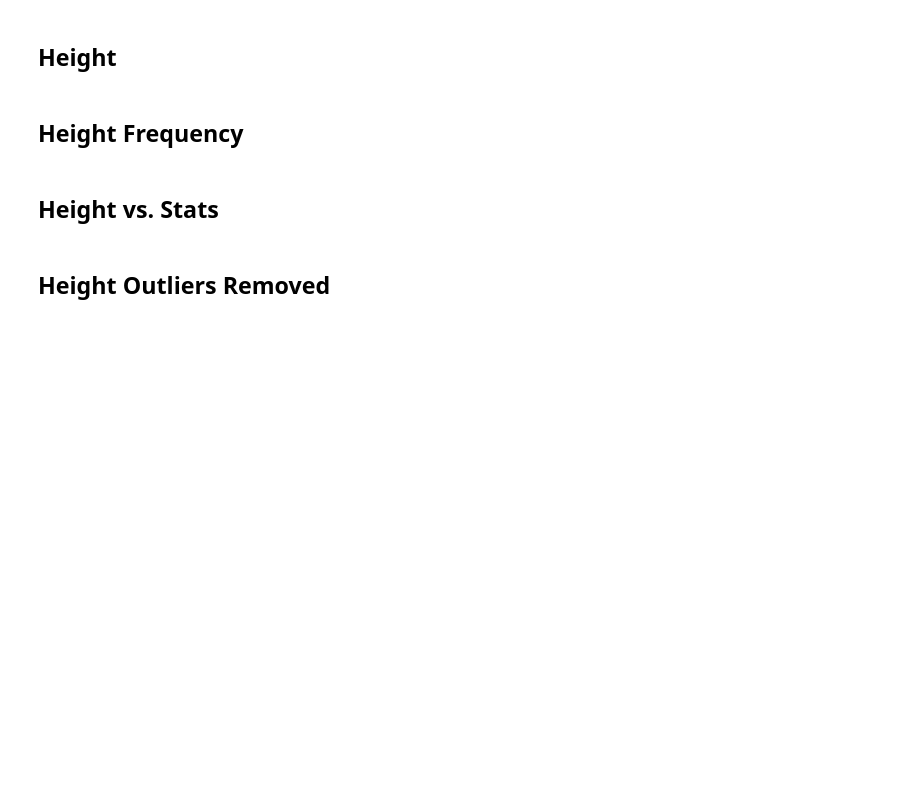
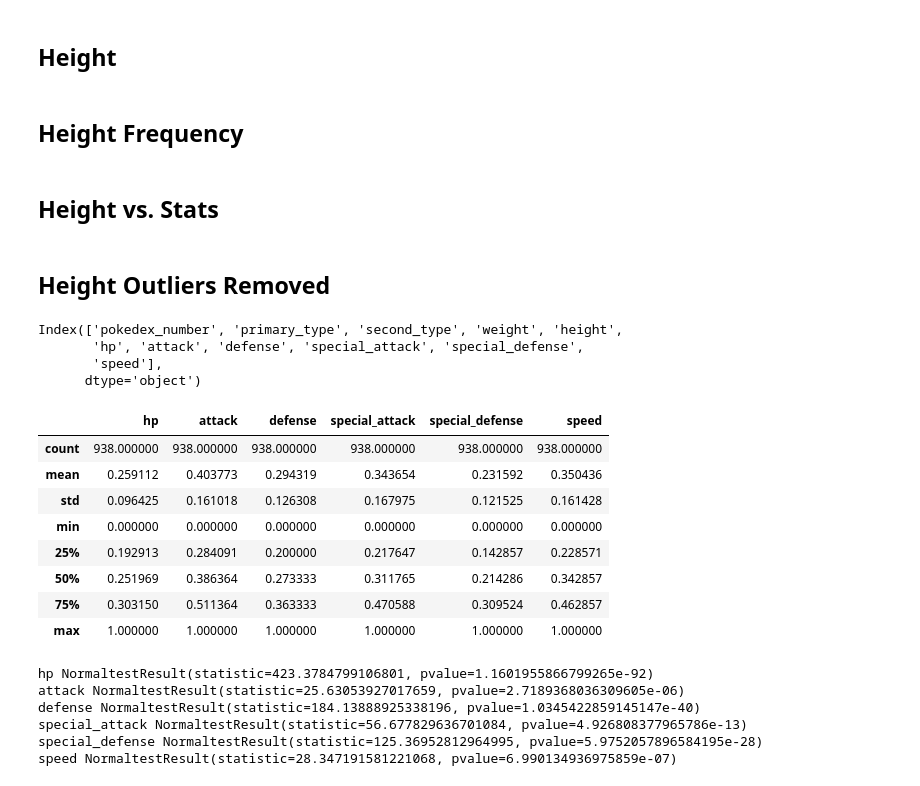
Before and after one commit to maxkrueger96/web-design-challenge, a Jupyter notebook: resources/analysis.ipynb, the cells around one changed output. Cells and saved outputs as stored; diff of their text form; code cells hidden in the pictures; blank space fills up the shorter version.

Commit message:
basically done, index polished

```diff
--- a/resources/analysis.ipynb
+++ b/resources/analysis.ipynb
@@ -432,3 +442,55 @@ for i in range(2):
 plt.tight_layout()
 plt.savefig('./assets/plots/generation-plots/statsbygen.png')
 plt.close('all')
+# %%
+pokestats.keys()
+# %% [output]
+Index(['pokedex_number', 'primary_type', 'second_type', 'weight', 'height',
+       'hp', 'attack', 'defense', 'special_attack', 'special_defense',
+       'speed'],
+      dtype='object')
+# %%
+stat = np.ndarray.flatten(statarray)
+
+def norm(s):
+    ma = s.max()
+    mi = s.min()
+    snew = []
+    for x in s:
+        normx = (float(x) - mi)/(ma-mi)
+        snew.append(normx)
+    return snew
+
+def normed():
+    norm_dict = dict.fromkeys(pokemon.keys())
+    for x in pokemon.keys():
+        if x in stat:
+            norm_dict[x] = norm(pokemon[x].loc[pokemon.baby_pokemon == False].loc[pokemon.legendary == False])
+        else:
+            norm_dict[x] = pokemon[x].loc[pokemon.baby_pokemon == False].loc[pokemon.legendary == False]
+    newdf = pd.DataFrame(norm_dict)
+    return newdf
+
+pokenorm = normed()
+
+pokenorm[stat].describe()
+# %% [output]
+|  | hp | attack | defense | special_attack | special_defense | speed |
+| count | 938.000000 | 938.000000 | 938.000000 | 938.000000 | 938.000000 | 938.000000 |
+| mean | 0.259112 | 0.403773 | 0.294319 | 0.343654 | 0.231592 | 0.350436 |
+| std | 0.096425 | 0.161018 | 0.126308 | 0.167975 | 0.121525 | 0.161428 |
+| min | 0.000000 | 0.000000 | 0.000000 | 0.000000 | 0.000000 | 0.000000 |
+| 25% | 0.192913 | 0.284091 | 0.200000 | 0.217647 | 0.142857 | 0.228571 |
+| 50% | 0.251969 | 0.386364 | 0.273333 | 0.311765 | 0.214286 | 0.342857 |
+| 75% | 0.303150 | 0.511364 | 0.363333 | 0.470588 | 0.309524 | 0.462857 |
+| max | 1.000000 | 1.000000 | 1.000000 | 1.000000 | 1.000000 | 1.000000 |
+# %%
+for s in stat:
+    print(s, stats.normaltest(pokenorm[s]))
+# %% [output]
+hp NormaltestResult(statistic=423.3784799106801, pvalue=1.1601955866799265e-92)
+attack NormaltestResult(statistic=25.63053927017659, pvalue=2.7189368036309605e-06)
+defense NormaltestResult(statistic=184.13888925338196, pvalue=1.0345422859145147e-40)
+special_attack NormaltestResult(statistic=56.677829636701084, pvalue=4.926808377965786e-13)
+special_defense NormaltestResult(statistic=125.36952812964995, pvalue=5.9752057896584195e-28)
+speed NormaltestResult(statistic=28.347191581221068, pvalue=6.990134936975859e-07)
```
Also changed, not shown: parts of 12 cells of this notebook, 13 other files.
